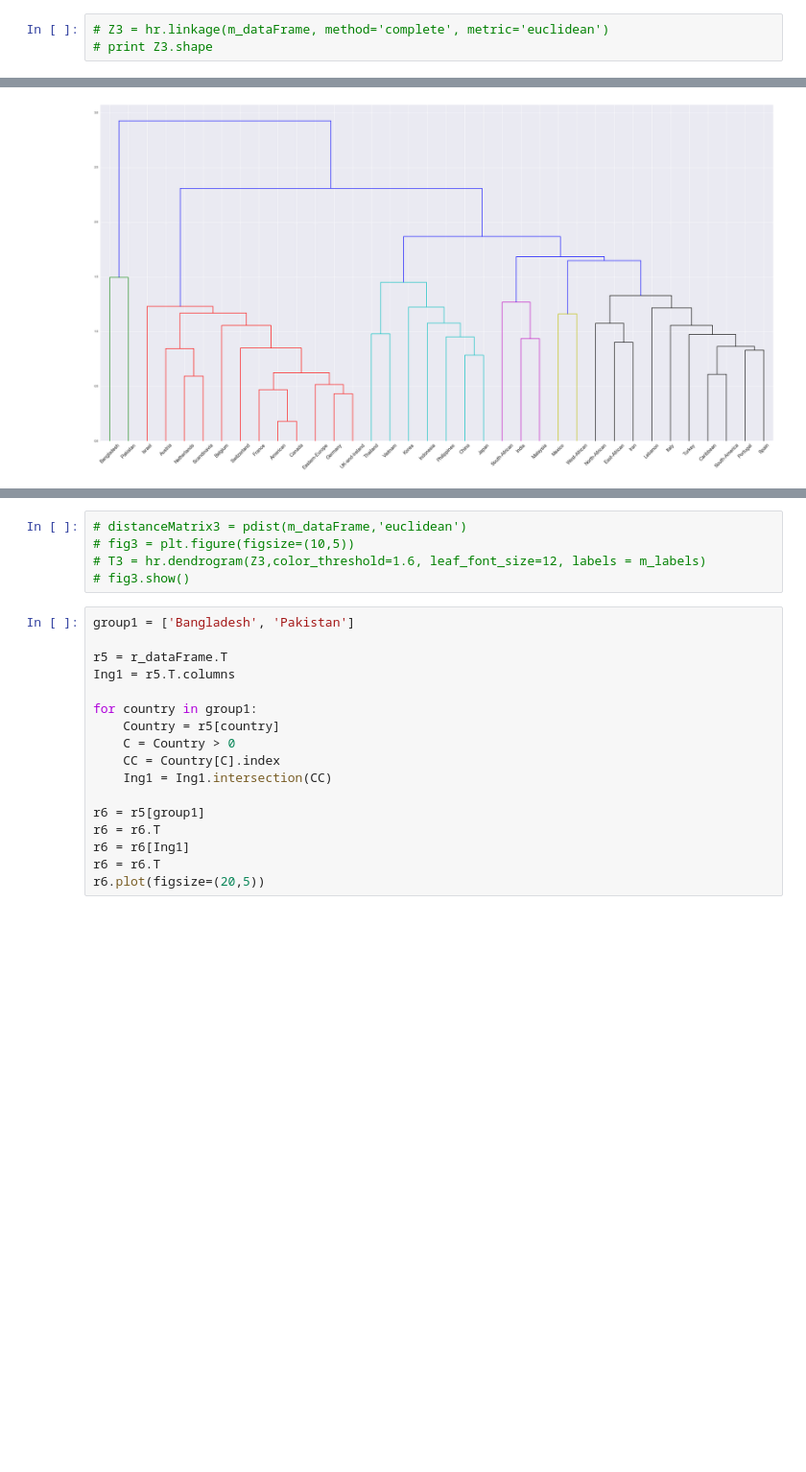
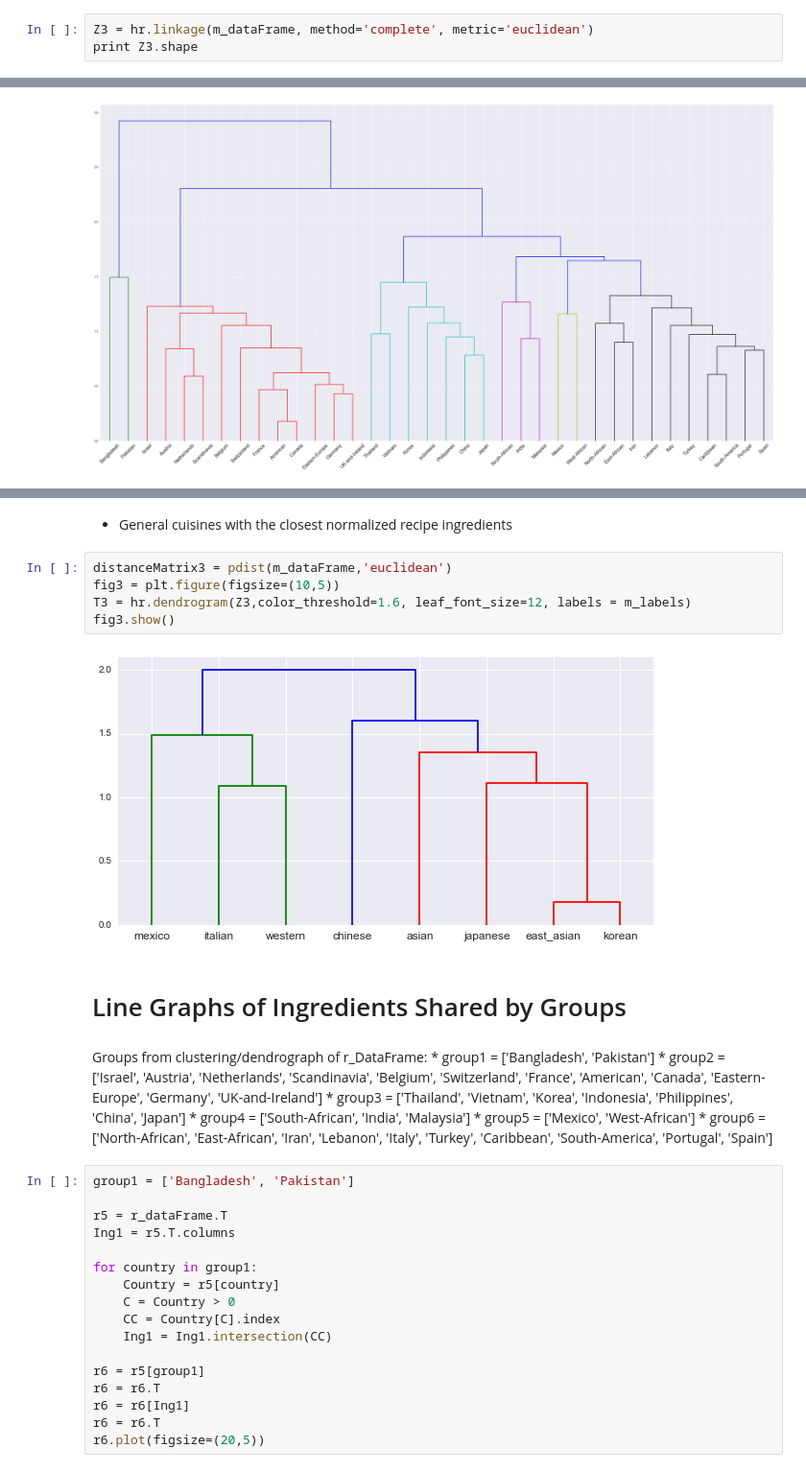
Before and after one commit to ctran25/spring-2015-homeworks, a Jupyter notebook: submissions/Homework-4/4.Food-recipes.ipynb, the cells around one changed output, grey strips where cells are left out. Shown at 96% size. Drawn from its saved outputs; the diff is of its cells as text; blank space fills up the shorter version.

```diff
--- a/submissions/Homework-4/4.Food-recipes.ipynb
+++ b/submissions/Homework-4/4.Food-recipes.ipynb
@@ -168,5 +198,5 @@ print Z.shape
 # %% [markdown]
 * Clustering of m_dataFrame = menu_recipes
 # %%
-# Z3 = hr.linkage(m_dataFrame, method='complete', metric='euclidean')
-# print Z3.shape
+Z3 = hr.linkage(m_dataFrame, method='complete', metric='euclidean')
+print Z3.shape
@@ -193,8 +234,22 @@ fig.show()
+# %% [markdown]
+* General cuisines with the closest normalized recipe ingredients
 # %%
-# distanceMatrix3 = pdist(m_dataFrame,'euclidean')
-# fig3 = plt.figure(figsize=(10,5))
-# T3 = hr.dendrogram(Z3,color_threshold=1.6, leaf_font_size=12, labels = m_labels)
-# fig3.show()
+distanceMatrix3 = pdist(m_dataFrame,'euclidean')
+fig3 = plt.figure(figsize=(10,5))
+T3 = hr.dendrogram(Z3,color_threshold=1.6, leaf_font_size=12, labels = m_labels)
+fig3.show()
+# %% [output]
+[figure, added]
+# %% [markdown]
+# Line Graphs of Ingredients Shared by Groups
+# %% [markdown]
+Groups from clustering/dendrograph of r_DataFrame:
+    * group1 = ['Bangladesh', 'Pakistan']
+    * group2 = ['Israel', 'Austria', 'Netherlands', 'Scandinavia', 'Belgium', 'Switzerland', 'France', 'American', 'Canada', 'Eastern-Europe', 'Germany', 'UK-and-Ireland']
+    * group3 = ['Thailand', 'Vietnam', 'Korea', 'Indonesia', 'Philippines', 'China', 'Japan']
+    * group4 = ['South-African', 'India', 'Malaysia']
+    * group5 = ['Mexico', 'West-African']
+    * group6 = ['North-African', 'East-African', 'Iran', 'Lebanon', 'Italy', 'Turkey', 'Caribbean', 'South-America', 'Portugal', 'Spain']
 # %%
 group1 = ['Bangladesh', 'Pakistan']
 
```
Also changed, not shown: parts of 23 cells of this notebook.
